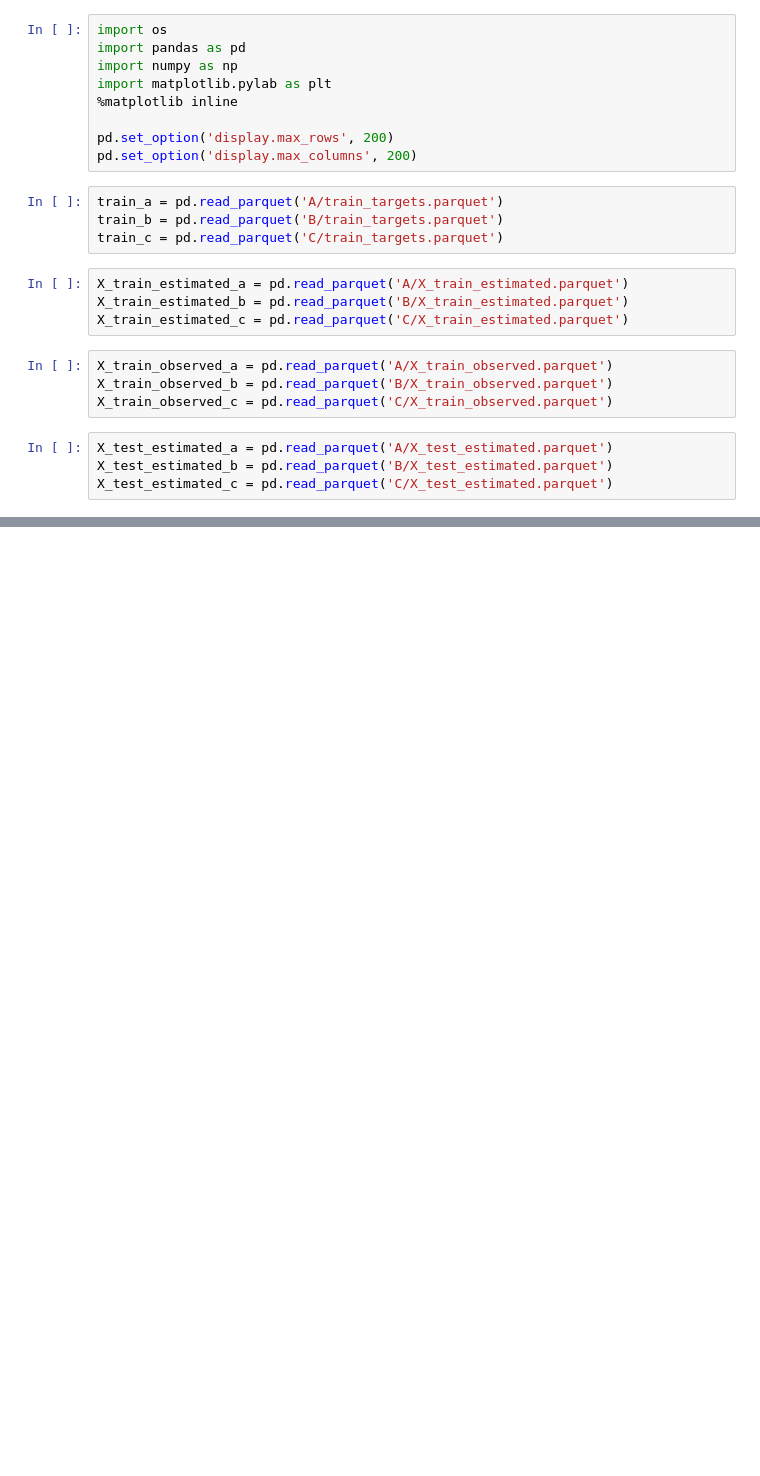
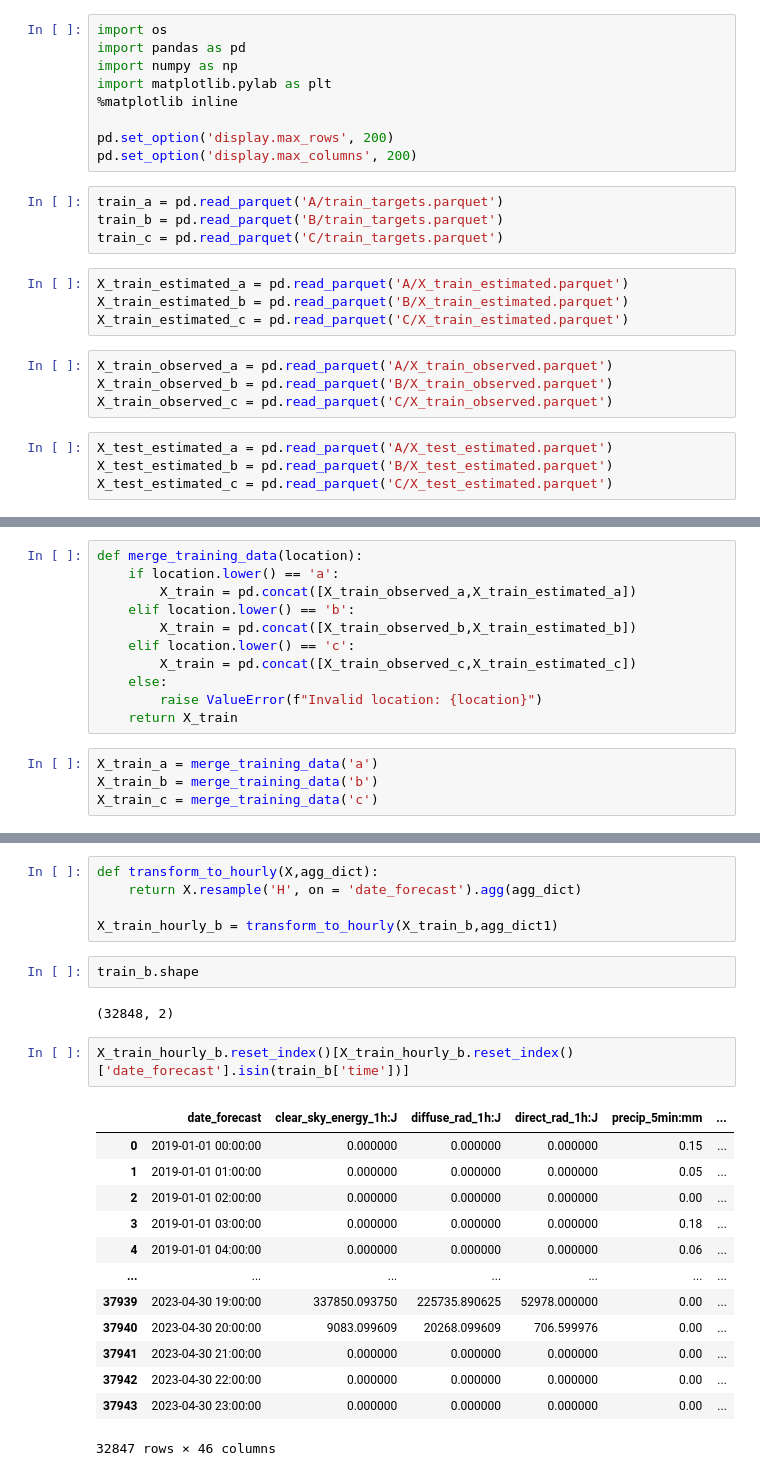
Before and after one commit to henningolweus/MLprosjekt, a Jupyter notebook: data/DataExploration.ipynb, the cells around one changed output, grey strips where cells are left out. Saved outputs shown, nothing was run; the diff lists cells and outputs as text; blank space fills up the shorter version.

```diff
--- a/data/DataExploration.ipynb
+++ b/data/DataExploration.ipynb
@@ -33,0 +41,15 @@ X_test_estimated_c = pd.read_parquet('C/X_test_estimated.parquet')
+# %%
+def merge_training_data(location):
+    if location.lower() == 'a':
+        X_train = pd.concat([X_train_observed_a,X_train_estimated_a])
+    elif location.lower() == 'b':
+        X_train = pd.concat([X_train_observed_b,X_train_estimated_b])
+    elif location.lower() == 'c':
+        X_train = pd.concat([X_train_observed_c,X_train_estimated_c])
+    else:
+        raise ValueError(f"Invalid location: {location}")
+    return X_train
+# %%
+X_train_a = merge_training_data('a')
+X_train_b = merge_training_data('b')
+X_train_c = merge_training_data('c')
@@ -33,0 +225,25 @@ X_test_estimated_c = pd.read_parquet('C/X_test_estimated.parquet')
+# %%
+def transform_to_hourly(X,agg_dict):
+    return X.resample('H', on = 'date_forecast').agg(agg_dict)
+
+X_train_hourly_b = transform_to_hourly(X_train_b,agg_dict1)
+# %%
+train_b.shape
+# %% [output]
+(32848, 2)
+# %%
+X_train_hourly_b.reset_index()[X_train_hourly_b.reset_index()['date_forecast'].isin(train_b['time'])]
+# %% [output]
+|  | date_forecast | clear_sky_energy_1h:J | diffuse_rad_1h:J | direct_rad_1h:J | precip_5min:mm | ... |
+| 0 | 2019-01-01 00:00:00 | 0.000000 | 0.000000 | 0.000000 | 0.15 | ... |
+| 1 | 2019-01-01 01:00:00 | 0.000000 | 0.000000 | 0.000000 | 0.05 | ... |
+| 2 | 2019-01-01 02:00:00 | 0.000000 | 0.000000 | 0.000000 | 0.00 | ... |
+| 3 | 2019-01-01 03:00:00 | 0.000000 | 0.000000 | 0.000000 | 0.18 | ... |
+| 4 | 2019-01-01 04:00:00 | 0.000000 | 0.000000 | 0.000000 | 0.06 | ... |
+| ... | ... | ... | ... | ... | ... | ... |
+| 37939 | 2023-04-30 19:00:00 | 337850.093750 | 225735.890625 | 52978.000000 | 0.00 | ... |
+| 37940 | 2023-04-30 20:00:00 | 9083.099609 | 20268.099609 | 706.599976 | 0.00 | ... |
+| 37941 | 2023-04-30 21:00:00 | 0.000000 | 0.000000 | 0.000000 | 0.00 | ... |
+| 37942 | 2023-04-30 22:00:00 | 0.000000 | 0.000000 | 0.000000 | 0.00 | ... |
+| 37943 | 2023-04-30 23:00:00 | 0.000000 | 0.000000 | 0.000000 | 0.00 | ... |
+32847 rows × 46 columns
```
Also changed, not shown: parts of 22 cells of this notebook, 3 other files.
